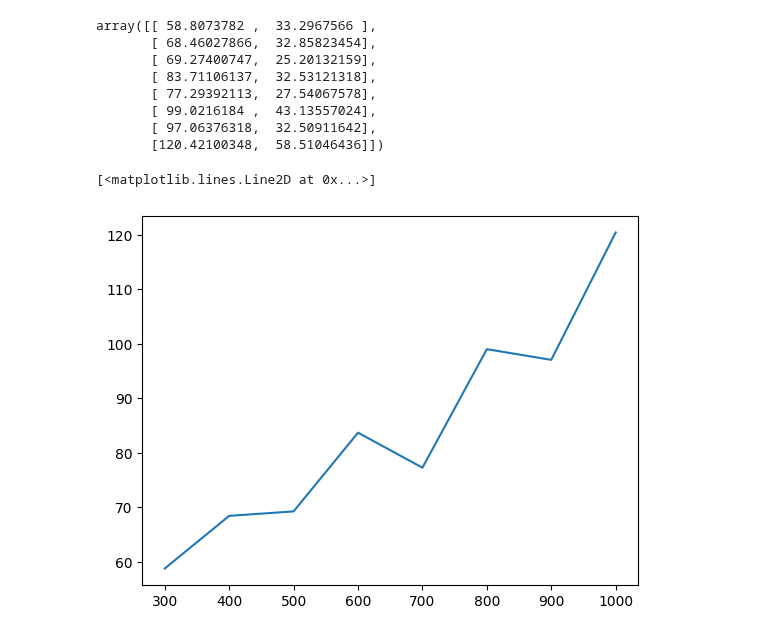
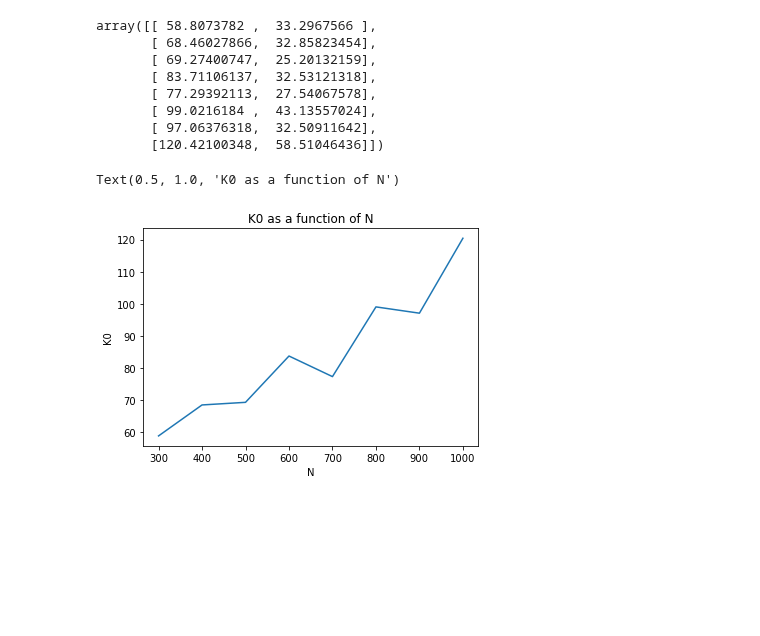
Before and after one commit to danieletirinnanzi/HUPLACLIP-analysis, a Jupyter notebook: data_analysis/pilot_2_horizontal/Exploratory-analysis.ipynb, the cells around one changed output. Cells and saved outputs as stored; diff of their text form; code cells hidden in the pictures; blank space fills up the shorter version.

```diff
--- a/data_analysis/pilot_2_horizontal/Exploratory-analysis.ipynb
+++ b/data_analysis/pilot_2_horizontal/Exploratory-analysis.ipynb
@@ -66,7 +70,9 @@ for N in N_range:
 # creating single df for machines:
 df_machines = pd.concat(df_machines_appended)
 # creating new variable and adding it to the dataframe:
-df_machines['K/sqrt(N)'] = df_machines['K']/np.sqrt(df['N'])
+df_machines['K/sqrt(N)'] = df_machines['K']/np.sqrt(df_machines['N'])
+# dropping the indices so that there are no duplicates:
+df_machines = df_machines.reset_index(drop=True)
 df_machines
 # %% [output]
 |  | N | K | fc | K/sqrt(N) |
@@ -101,7 +100,12 @@ from scipy.optimize import curve_fit
 # %%
+# FITTING THE MACHINES DATA:
+# defining the sigmoid function to fit to the data:
+def sigmoid(k, k0, delta):
+    return (1+ndtr((k-k0)/delta))/2
+# fitting the data to the sigmoid function:
 fitted_params = []
 for N in N_range:
-    data_for_fit = df[df['N']==N]
+    data_for_fit = df_machines[df_machines['N']==N]
     fitted_params.append(curve_fit(sigmoid, data_for_fit['K'], data_for_fit['fc'], p0=(70, 20))[0])
 fitted_params = np.array(fitted_params)
 fitted_params
@@ -117,10 +121,13 @@ array([[ 58.8073782 ,  33.2967566 ],
 # %%
 # plotting K0 as a function of N
 fig, ax = plt.subplots()
 ax.plot(N_range, fitted_params[:,0])
+ax.set_xlabel('N')
+ax.set_ylabel('K0')
+ax.set_title('K0 as a function of N')
 # %% [output]
-[<matplotlib.lines.Line2D at 0x...>]
+Text(0.5, 1.0, 'K0 as a function of N')
-[figure, old version]
+[figure, new version]
 # %%
 # plotting delta as a function of N
 fig, ax = plt.subplots()
```
Also changed, not shown: parts of 13 cells of this notebook, 2 other files.
